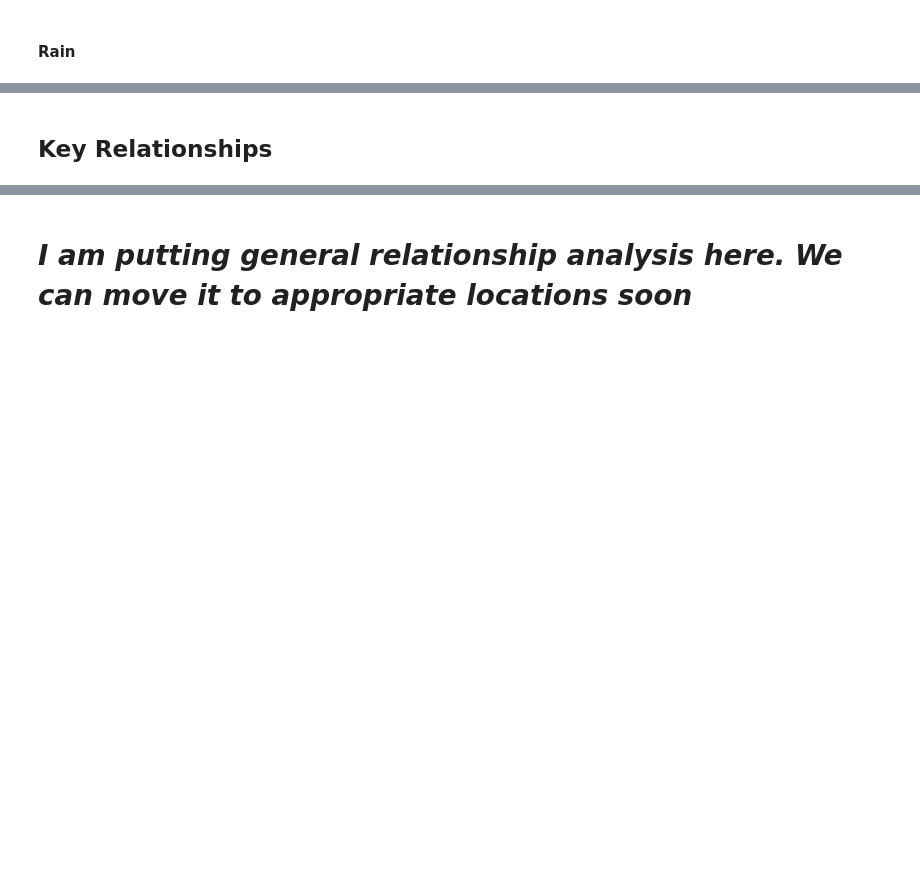
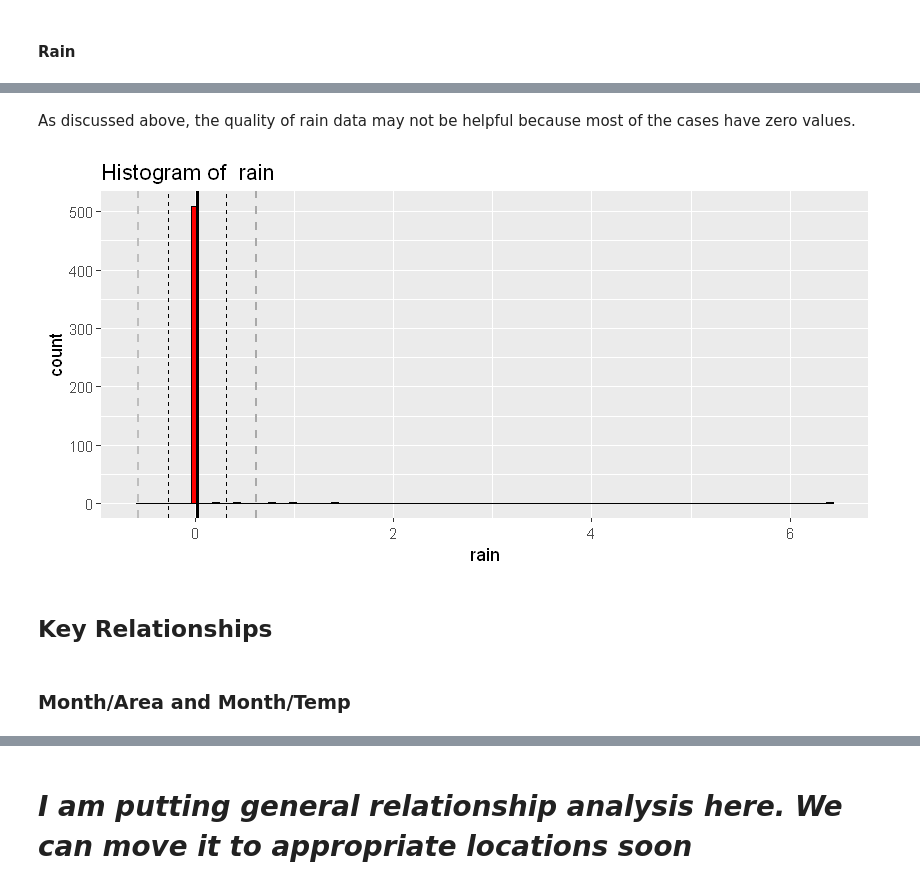
Before and after one commit to hyunchul78/w203_lab1, a Jupyter notebook: Lab1 - Forest Fire EDA.ipynb, the cells around one changed output, grey strips where cells are left out. Saved outputs shown, nothing was run; the diff lists cells and outputs as text; code cells hidden in the pictures; blank space fills up the shorter version.

```diff
--- a/Lab1 - Forest Fire EDA.ipynb
+++ b/Lab1 - Forest Fire EDA.ipynb
@@ -276,2 +268,10 @@ This data is remarkably well distribued, with the average just slightly below ro
+# %% [markdown]
+As discussed above, the quality of rain data may not be helpful because most of the cases have zero values.
+# %%
+FancyHist(ff, "rain")
+# %% [output]
+[figure, added]
 # %% [markdown]
 ## Key Relationships
+# %% [markdown]
+### Month/Area and Month/Temp
```
Also changed, not shown: parts of 17 cells of this notebook.
